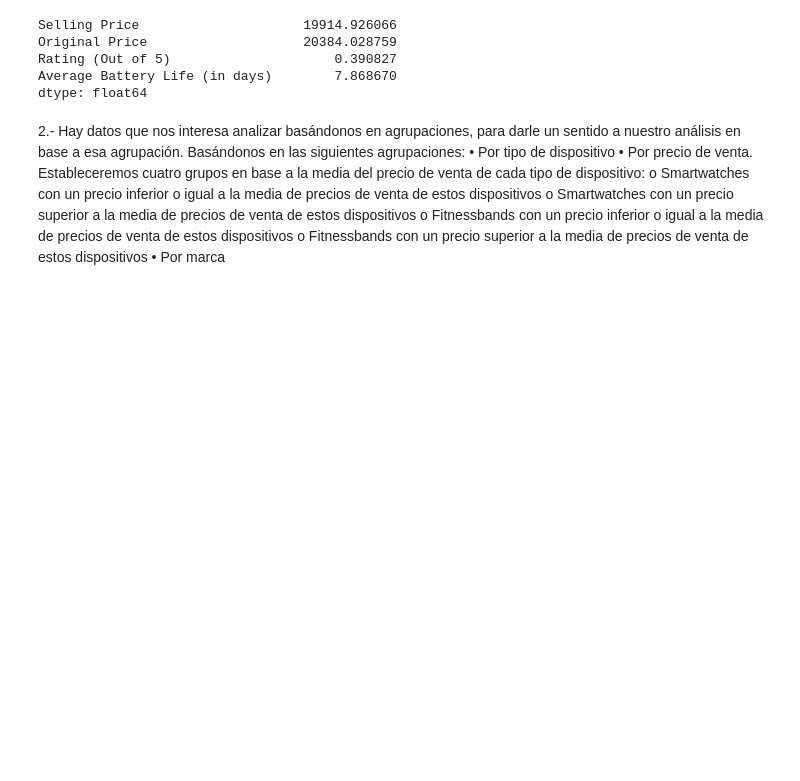
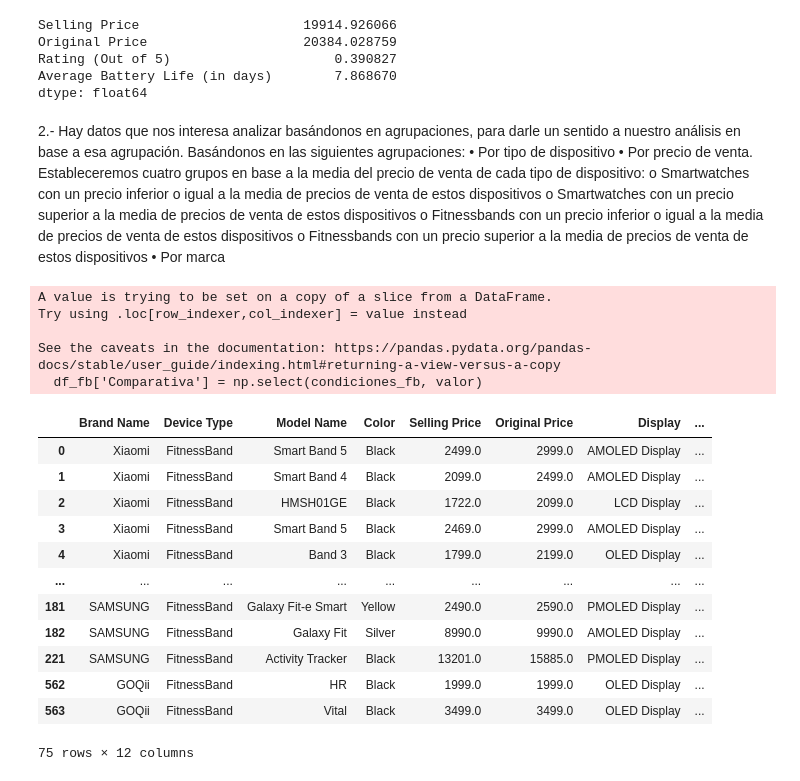
Before and after one commit to Juanjobn44/Fitness-Trackers, a Jupyter notebook: JupyterBueno.ipynb, the cells around one changed output. Saved outputs shown, nothing was run; the diff lists cells and outputs as text; code cells hidden in the pictures; blank space fills up the shorter version.

```diff
--- a/JupyterBueno.ipynb
+++ b/JupyterBueno.ipynb
@@ -39,6 +39,7 @@ dtype: object
 #Corregimos tipos de variables.
 df['Selling Price'] = df['Selling Price'].astype('float64')
 df['Original Price'] = df['Original Price'].astype('float64')
+df['Average Battery Life (in days)'] = df['Average Battery Life (in days)'].astype('float64')
 df.dtypes
 # %% [output]
 Brand Name                         object
@@ -131,0 +137,32 @@ estos dispositivos
+# %%
+#Media Fitnessband
+
+media_fb = df_fb['Selling Price'].mean()
+
+#Agrego nueva columna 'Comparativa' para FitnessBand
+condiciones_fb = [
+    (df_fb['Selling Price'] < media_fb),
+    (df_fb['Selling Price'] >= media_fb)
+    ]
+valor = ['barato', 'caro']
+df_fb['Comparativa'] = np.select(condiciones_fb, valor)
+df_fb
+# %% [output]
+A value is trying to be set on a copy of a slice from a DataFrame.
+Try using .loc[row_indexer,col_indexer] = value instead
+
+See the caveats in the documentation: https://pandas.pydata.org/pandas-docs/stable/user_guide/indexing.html#returning-a-view-versus-a-copy
+  df_fb['Comparativa'] = np.select(condiciones_fb, valor)
+|  | Brand Name | Device Type | Model Name | Color | Selling Price | Original Price | Display | ... |
+| 0 | Xiaomi | FitnessBand | Smart Band 5 | Black | 2499.0 | 2999.0 | AMOLED Display | ... |
+| 1 | Xiaomi | FitnessBand | Smart Band 4 | Black | 2099.0 | 2499.0 | AMOLED Display | ... |
+| 2 | Xiaomi | FitnessBand | HMSH01GE | Black | 1722.0 | 2099.0 | LCD Display | ... |
+| 3 | Xiaomi | FitnessBand | Smart Band 5 | Black | 2469.0 | 2999.0 | AMOLED Display | ... |
+| 4 | Xiaomi | FitnessBand | Band 3 | Black | 1799.0 | 2199.0 | OLED Display | ... |
+| ... | ... | ... | ... | ... | ... | ... | ... | ... |
+| 181 | SAMSUNG | FitnessBand | Galaxy Fit-e Smart | Yellow | 2490.0 | 2590.0 | PMOLED Display | ... |
+| 182 | SAMSUNG | FitnessBand | Galaxy Fit | Silver | 8990.0 | 9990.0 | AMOLED Display | ... |
+| 221 | SAMSUNG | FitnessBand | Activity Tracker | Black | 13201.0 | 15885.0 | PMOLED Display | ... |
+| 562 | GOQii | FitnessBand | HR | Black | 1999.0 | 1999.0 | OLED Display | ... |
+| 563 | GOQii | FitnessBand | Vital | Black | 3499.0 | 3499.0 | OLED Display | ... |
+75 rows × 12 columns
```
Also changed, not shown: parts of 15 cells of this notebook.
